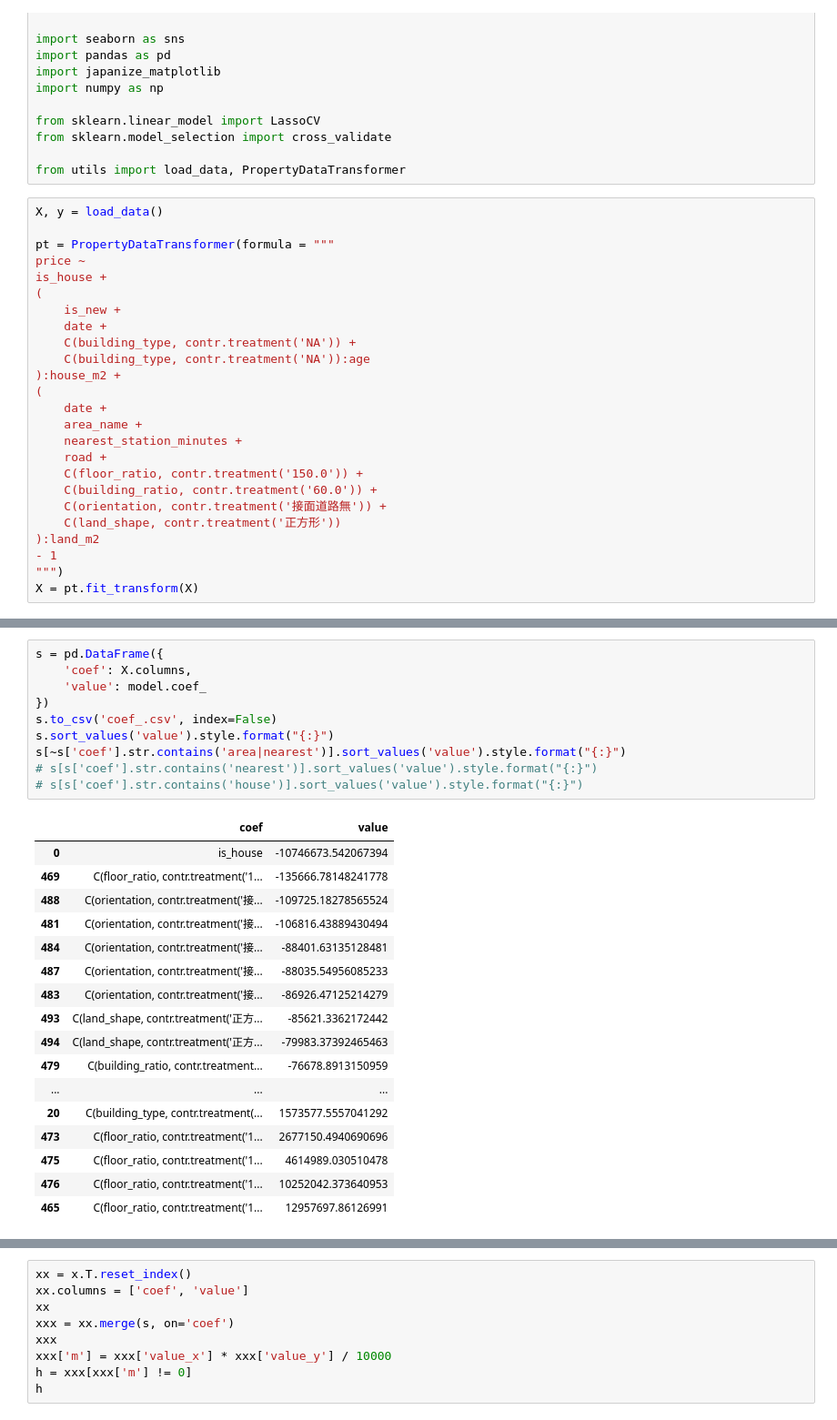
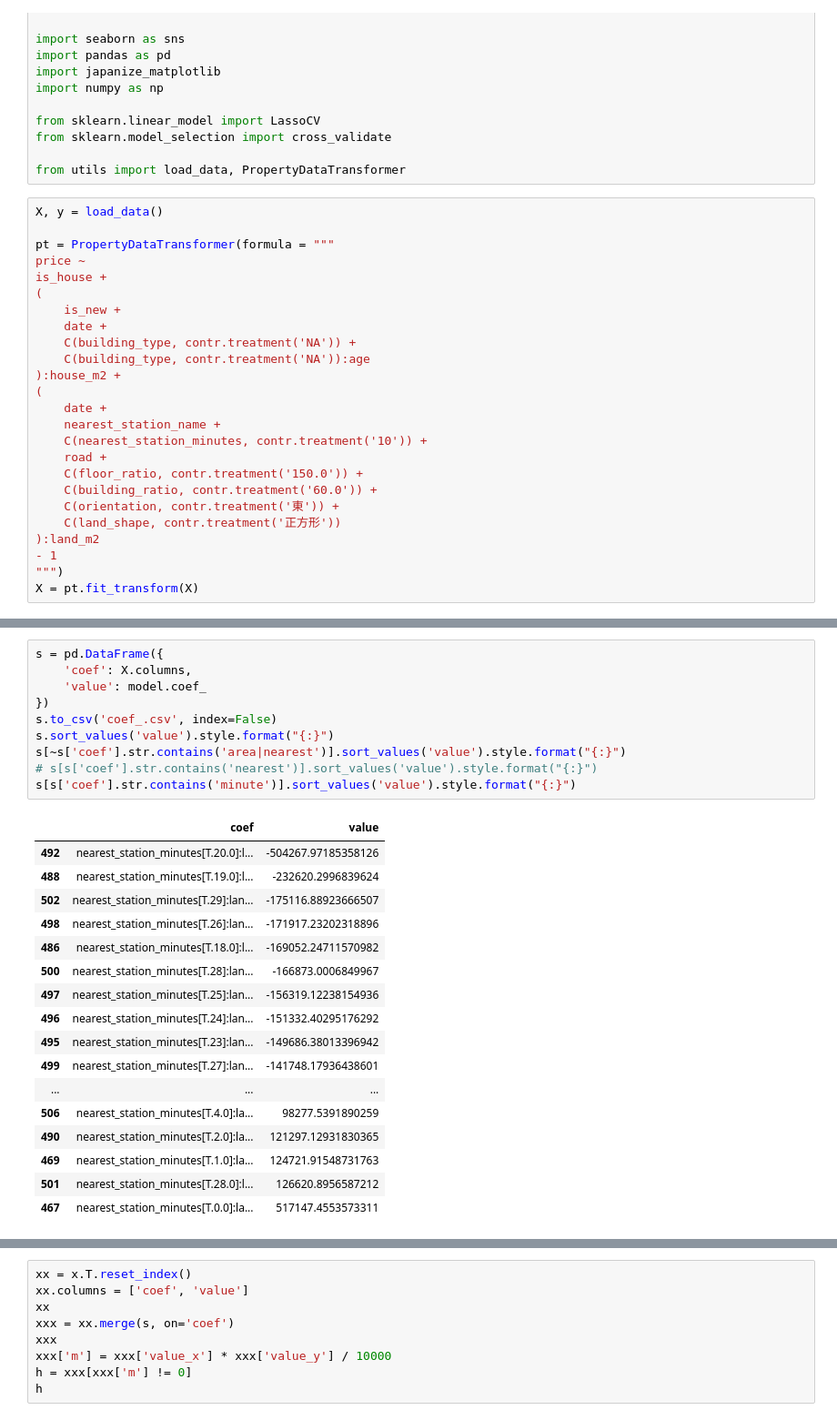
Before and after one commit to zermelozf/housepricetokyo, a Jupyter notebook: buy.ipynb, the cells around one changed output, grey strips where cells are left out. Shown at 91% size. Drawn from its saved outputs; the diff is of its cells as text.

```diff
--- a/buy.ipynb
+++ b/buy.ipynb
@@ -26,12 +26,12 @@ is_house +
 ):house_m2 +
 (
     date +
-    area_name +
-    nearest_station_minutes +
+    nearest_station_name +
+    C(nearest_station_minutes, contr.treatment('10')) +
     road +
     C(floor_ratio, contr.treatment('150.0')) +
     C(building_ratio, contr.treatment('60.0')) +
-    C(orientation, contr.treatment('接面道路無')) +
+    C(orientation, contr.treatment('東')) +
     C(land_shape, contr.treatment('正方形'))
 ):land_m2
 - 1
@@ -59,31 +59,31 @@ h.set(xlim=(-1, 0))
 # %%
 s = pd.DataFrame({
     'coef': X.columns,
     'value': model.coef_
 })
 s.to_csv('coef_.csv', index=False)
 s.sort_values('value').style.format("{:}")
 s[~s['coef'].str.contains('area|nearest')].sort_values('value').style.format("{:}")
 # s[s['coef'].str.contains('nearest')].sort_values('value').style.format("{:}")
-# s[s['coef'].str.contains('house')].sort_values('value').style.format("{:}")
+s[s['coef'].str.contains('minute')].sort_values('value').style.format("{:}")
 # %% [output]
 |  | coef | value |
-| 0 | is_house | -10746673.542067394 |
-| 469 | C(floor_ratio, contr.treatment('1... | -135666.78148241778 |
-| 488 | C(orientation, contr.treatment('接... | -109725.18278565524 |
-| 481 | C(orientation, contr.treatment('接... | -106816.43889430494 |
-| 484 | C(orientation, contr.treatment('接... | -88401.63135128481 |
-| 487 | C(orientation, contr.treatment('接... | -88035.54956085233 |
-| 483 | C(orientation, contr.treatment('接... | -86926.47125214279 |
-| 493 | C(land_shape, contr.treatment('正方... | -85621.3362172442 |
-| 494 | C(land_shape, contr.treatment('正方... | -79983.37392465463 |
-| 479 | C(building_ratio, contr.treatment... | -76678.8913150959 |
+| 492 | nearest_station_minutes[T.20.0]:l... | -504267.97185358126 |
+| 488 | nearest_station_minutes[T.19.0]:l... | -232620.2996839624 |
+| 502 | nearest_station_minutes[T.29]:lan... | -175116.88923666507 |
+| 498 | nearest_station_minutes[T.26]:lan... | -171917.23202318896 |
+| 486 | nearest_station_minutes[T.18.0]:l... | -169052.24711570982 |
+| 500 | nearest_station_minutes[T.28]:lan... | -166873.0006849967 |
+| 497 | nearest_station_minutes[T.25]:lan... | -156319.12238154936 |
+| 496 | nearest_station_minutes[T.24]:lan... | -151332.40295176292 |
+| 495 | nearest_station_minutes[T.23]:lan... | -149686.38013396942 |
+| 499 | nearest_station_minutes[T.27]:lan... | -141748.17936438601 |
 | ... | ... | ... |
-| 20 | C(building_type, contr.treatment(... | 1573577.5557041292 |
-| 473 | C(floor_ratio, contr.treatment('1... | 2677150.4940690696 |
-| 475 | C(floor_ratio, contr.treatment('1... | 4614989.030510478 |
-| 476 | C(floor_ratio, contr.treatment('1... | 10252042.373640953 |
-| 465 | C(floor_ratio, contr.treatment('1... | 12957697.86126991 |
+| 506 | nearest_station_minutes[T.4.0]:la... | 98277.5391890259 |
+| 490 | nearest_station_minutes[T.2.0]:la... | 121297.12931830365 |
+| 469 | nearest_station_minutes[T.1.0]:la... | 124721.91548731763 |
+| 501 | nearest_station_minutes[T.28.0]:l... | 126620.8956587212 |
+| 467 | nearest_station_minutes[T.0.0]:la... | 517147.4553573311 |
 # %%
 x = {
     'is_new': 0,
```
Also changed, not shown: parts of 4 cells of this notebook, 13 other files.
